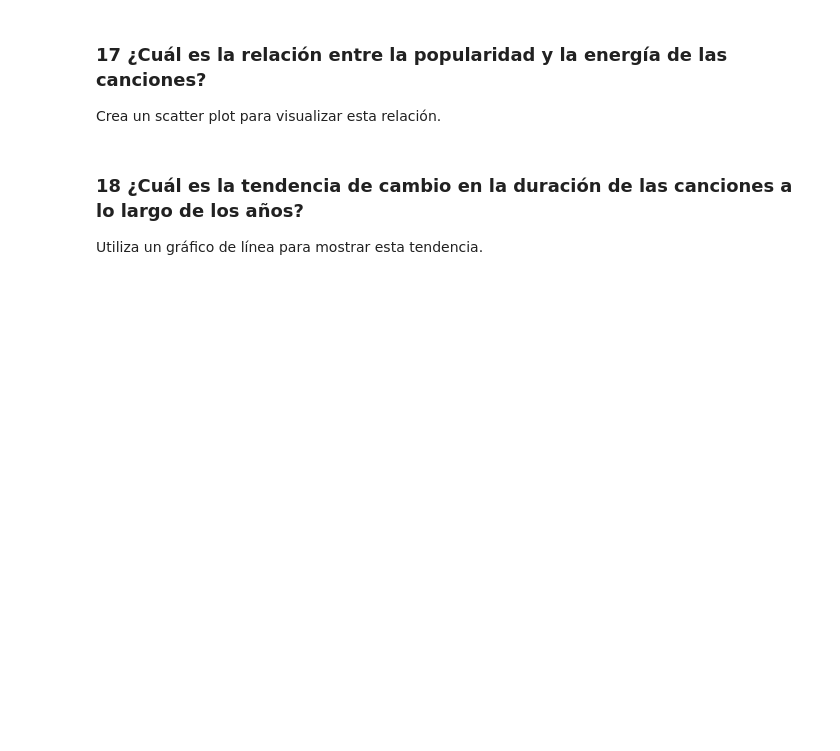
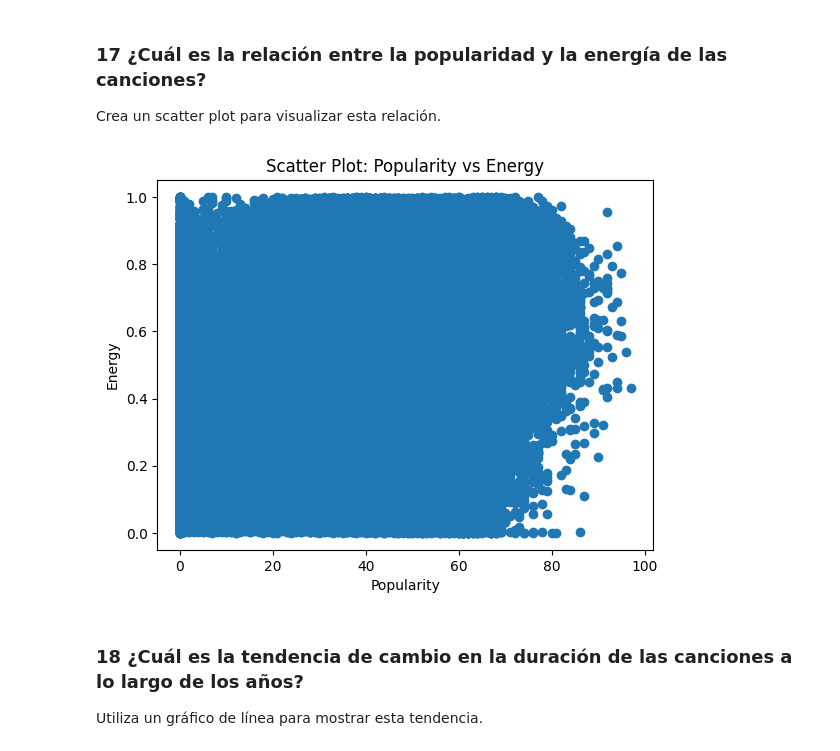
Before and after one commit to NicoapBol/DATA_SCIENCE_UPB_TASKS, a Jupyter notebook: 01 Code/Trabajo_final_08_2023.ipynb, the cells around one changed output. Saved outputs shown, nothing was run; the diff lists cells and outputs as text; code cells hidden in the pictures; blank space fills up the shorter version.

```diff
--- a/01 Code/Trabajo_final_08_2023.ipynb
+++ b/01 Code/Trabajo_final_08_2023.ipynb
@@ -320,3 +440,11 @@ Crea un scatter plot para visualizar esta relación.
+# %%
+plt.scatter(df['popularity'], df['energy'])
+plt.xlabel('Popularity')
+plt.ylabel('Energy')
+plt.title('Scatter Plot: Popularity vs Energy')
+plt.show()
+# %% [output]
+[figure, added]
 # %% [markdown]
 ### 18 ¿Cuál es la tendencia de cambio en la duración de las canciones a lo largo de los años?
 Utiliza un gráfico de línea para mostrar esta tendencia.
```
Also changed, not shown: parts of 24 cells of this notebook, 1 other file.
